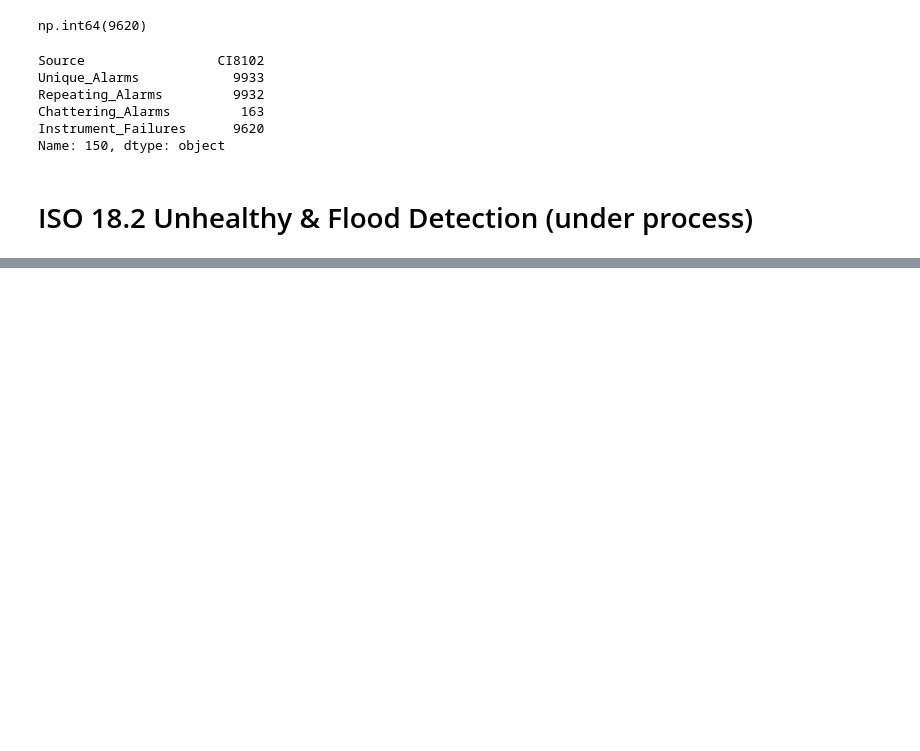
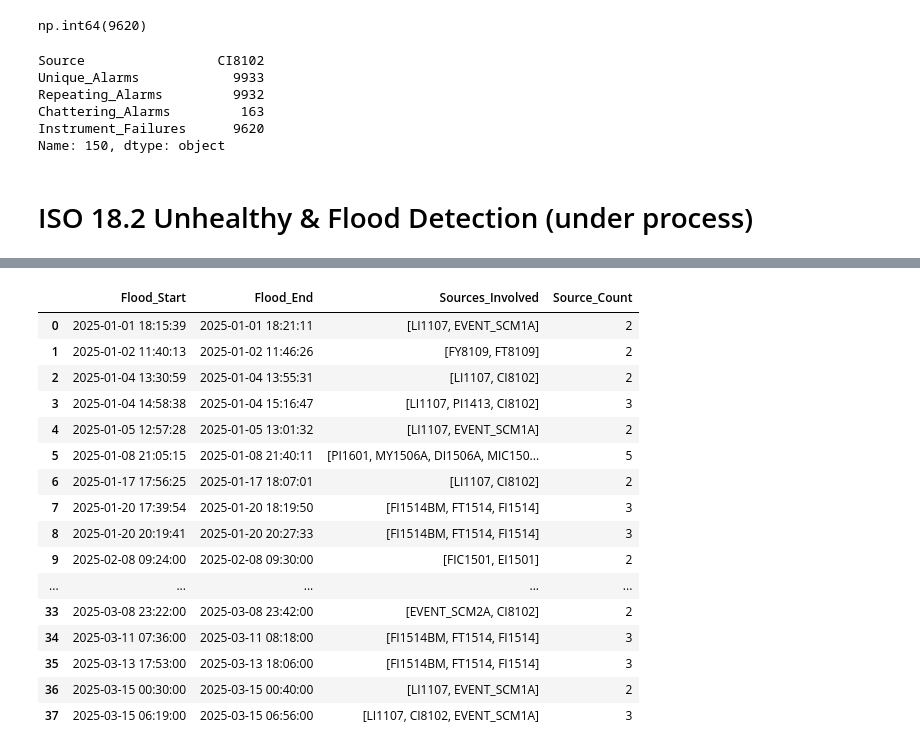
Before and after one commit to AhsanBilal157/Engro_Project_Analysis, a Jupyter notebook: Data_Calculations.ipynb, the cells around one changed output, grey strips where cells are left out. Cells and saved outputs as stored; diff of their text form; code cells hidden in the pictures; blank space fills up the shorter version.

```diff
--- a/Data_Calculations.ipynb
+++ b/Data_Calculations.ipynb
@@ -1427,0 +1941,35 @@ detect_unhealthy_and_flood_analysis = detect_unhealthy_and_flood(df)
+# %%
+
+def merge_overlapping_floods(flood_df):
+    flood_df = flood_df.sort_values("Window_Start").reset_index(drop=True)
+
+    merged = []
+    current_start, current_end, current_sources = None, None, set()
+
+    for _, row in flood_df.iterrows():
+        start, end, sources = row["Window_Start"], row["Window_End"], set(row["Sources_Involved"])
+
+        if current_start is None:
+            current_start, current_end, current_sources = start, end, sources
+        elif start <= current_end:  # overlapping window → merge
+            current_end = max(current_end, end)
+            current_sources.update(sources)
+        else:  # new flood begins
+            merged.append({
+                "Flood_Start": current_start,
+                "Flood_End": current_end,
+                "Sources_Involved": list(current_sources),
+                "Source_Count": len(current_sources)
+            })
+            current_start, current_end, current_sources = start, end, sources
+
+    # append last flood
+    if current_start:
+        merged.append({
+            "Flood_Start": current_start,
+            "Flood_End": current_end,
+            "Sources_Involved": list(current_sources),
+            "Source_Count": len(current_sources)
+        })
+
+    return pd.DataFrame(merged)
@@ -1427,0 +2003,20 @@ detect_unhealthy_and_flood_analysis = detect_unhealthy_and_flood(df)
+# %%
+merged_flood_df
+# %% [output]
+|  | Flood_Start | Flood_End | Sources_Involved | Source_Count |
+| 0 | 2025-01-01 18:15:39 | 2025-01-01 18:21:11 | [LI1107, EVENT_SCM1A] | 2 |
+| 1 | 2025-01-02 11:40:13 | 2025-01-02 11:46:26 | [FY8109, FT8109] | 2 |
+| 2 | 2025-01-04 13:30:59 | 2025-01-04 13:55:31 | [LI1107, CI8102] | 2 |
+| 3 | 2025-01-04 14:58:38 | 2025-01-04 15:16:47 | [LI1107, PI1413, CI8102] | 3 |
+| 4 | 2025-01-05 12:57:28 | 2025-01-05 13:01:32 | [LI1107, EVENT_SCM1A] | 2 |
+| 5 | 2025-01-08 21:05:15 | 2025-01-08 21:40:11 | [PI1601, MY1506A, DI1506A, MIC150... | 5 |
+| 6 | 2025-01-17 17:56:25 | 2025-01-17 18:07:01 | [LI1107, CI8102] | 2 |
+| 7 | 2025-01-20 17:39:54 | 2025-01-20 18:19:50 | [FI1514BM, FT1514, FI1514] | 3 |
+| 8 | 2025-01-20 20:19:41 | 2025-01-20 20:27:33 | [FI1514BM, FT1514, FI1514] | 3 |
+| 9 | 2025-02-08 09:24:00 | 2025-02-08 09:30:00 | [FIC1501, EI1501] | 2 |
+| ... | ... | ... | ... | ... |
+| 33 | 2025-03-08 23:22:00 | 2025-03-08 23:42:00 | [EVENT_SCM2A, CI8102] | 2 |
+| 34 | 2025-03-11 07:36:00 | 2025-03-11 08:18:00 | [FI1514BM, FT1514, FI1514] | 3 |
+| 35 | 2025-03-13 17:53:00 | 2025-03-13 18:06:00 | [FI1514BM, FT1514, FI1514] | 3 |
+| 36 | 2025-03-15 00:30:00 | 2025-03-15 00:40:00 | [LI1107, EVENT_SCM1A] | 2 |
+| 37 | 2025-03-15 06:19:00 | 2025-03-15 06:56:00 | [LI1107, CI8102, EVENT_SCM1A] | 3 |
```
Also changed, not shown: parts of 22 cells of this notebook.
